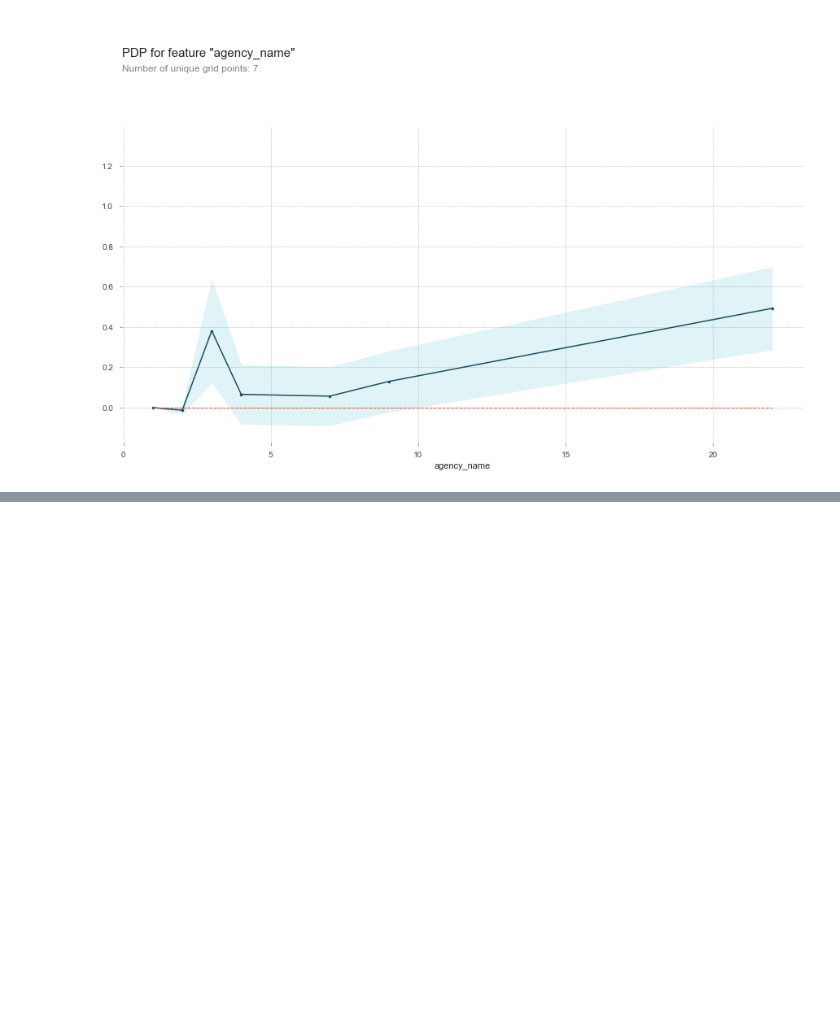
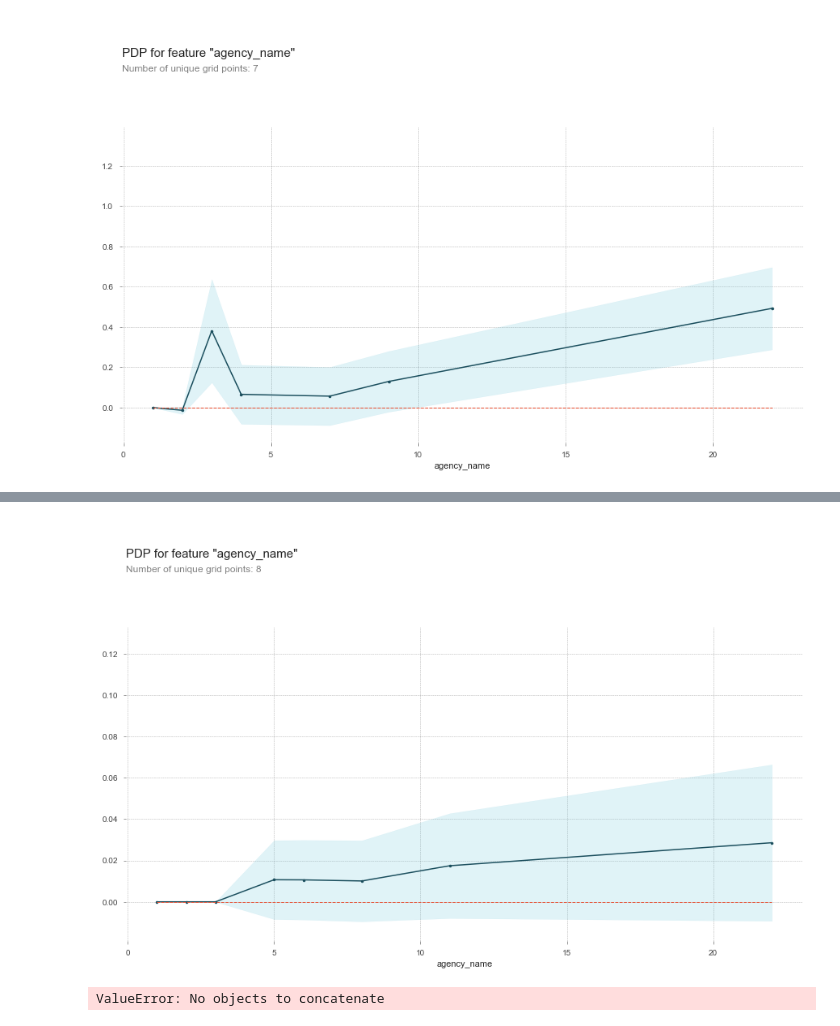
Before and after one commit to alexmjn/Predicting-Arrests, a Jupyter notebook: Crime_Data.ipynb, the cells around one changed output, grey strips where cells are left out. Cells and saved outputs as stored; diff of their text form; code cells hidden in the pictures; blank space fills up the shorter version.

```diff
--- a/Crime_Data.ipynb
+++ b/Crime_Data.ipynb
@@ -491,0 +978,19 @@ pdp.pdp_plot(pdp_dist, feature);
+# %%
+%matplotlib inline
+feature = "agency_name"
+pdp_dist = pdp.pdp_isolate(model = model3,
+                                 dataset = X_train_encoded,
+                                 model_features = features,
+                                 feature = feature)
+pdp.pdp_plot(pdp_dist, feature);
+# %% [output]
+[figure, added]
+# %%
+feature = "victim_age"
+pdp_dist = pdp.pdp_isolate(model = model3,
+                                 dataset = X_train_encoded,
+                                 model_features = features,
+                                 feature = feature)
+pdp.pdp_plot(pdp_dist, feature);
+# %% [output]
+ValueError: No objects to concatenate
```
Also changed, not shown: parts of 67 cells of this notebook.
